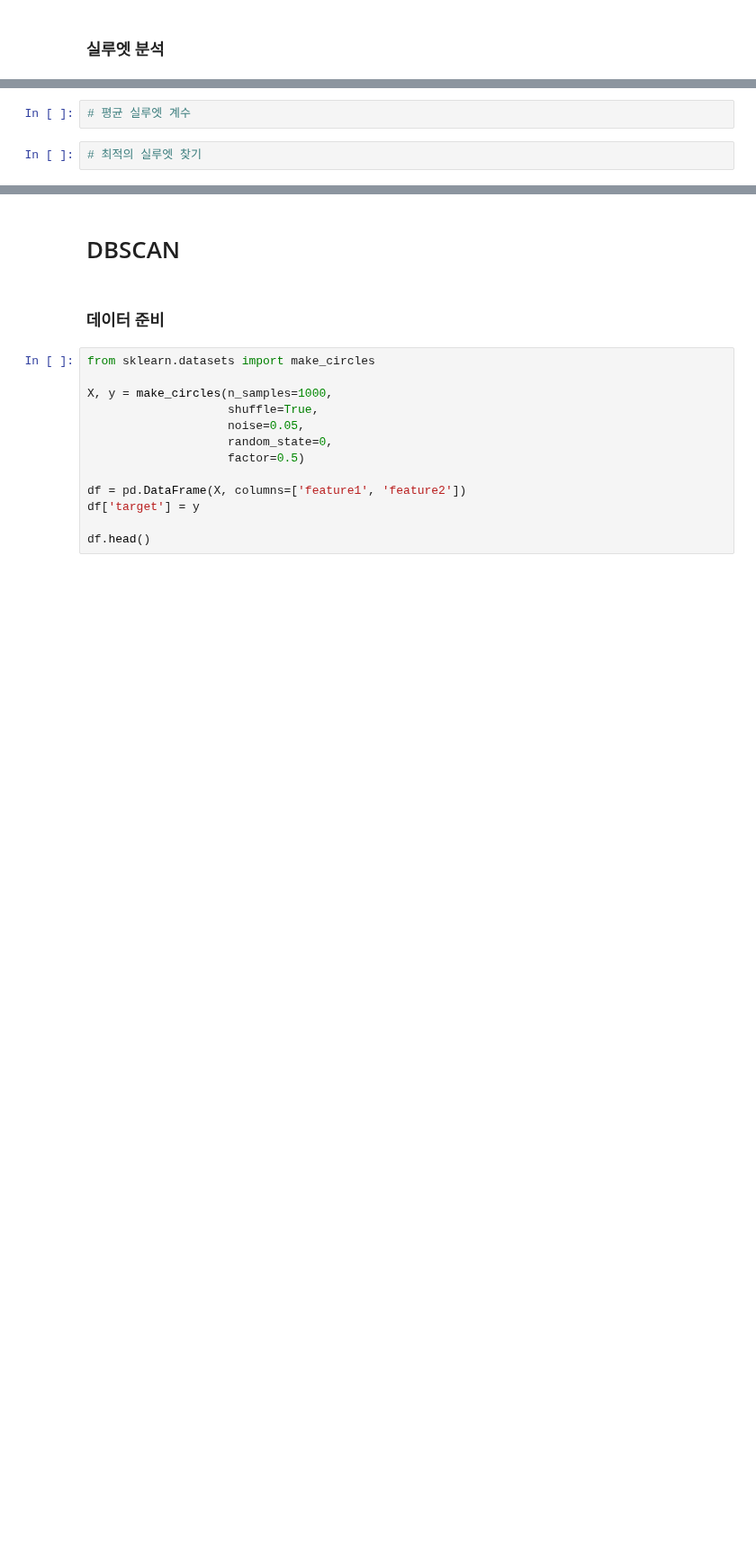
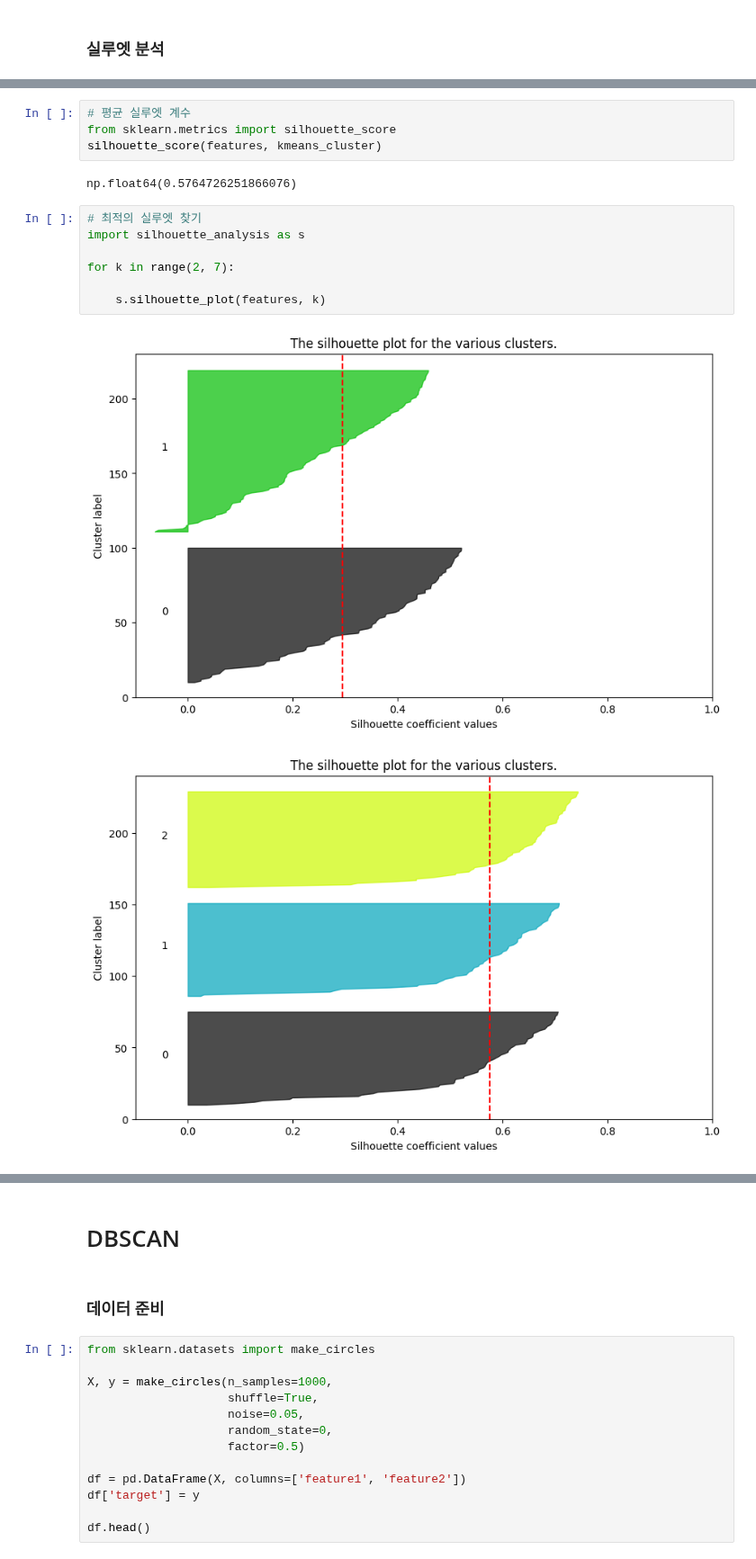
Before and after one commit to parkjiyon7/MSAI_6, a Jupyter notebook: python_ML/20_군집화_실습.ipynb, the cells around one changed output, grey strips where cells are left out. Shown at 90% size. Saved outputs shown, nothing was run; the diff lists cells and outputs as text; blank space fills up the shorter version.

Commit message:
clustering update -silouette

```diff
--- a/python_ML/20_군집화_실습.ipynb
+++ b/python_ML/20_군집화_실습.ipynb
@@ -148,4 +159,16 @@ plt.plot(range(2, 7), inertia, marker='o')
 # %%
 # 평균 실루엣 계수
+from sklearn.metrics import silhouette_score
+silhouette_score(features, kmeans_cluster)
+# %% [output]
+np.float64(0.5764726251866076)
-# %%
-# 최적의 실루엣 찾기
+# %%
+# 최적의 실루엣 찾기
+import silhouette_analysis as s
+
+for k in range(2, 7):
+
+    s.silhouette_plot(features, k)
+# %% [output]
+[figure, added]
+[figure, added]
```
Also changed, not shown: parts of 5 cells of this notebook, 1 other file.
